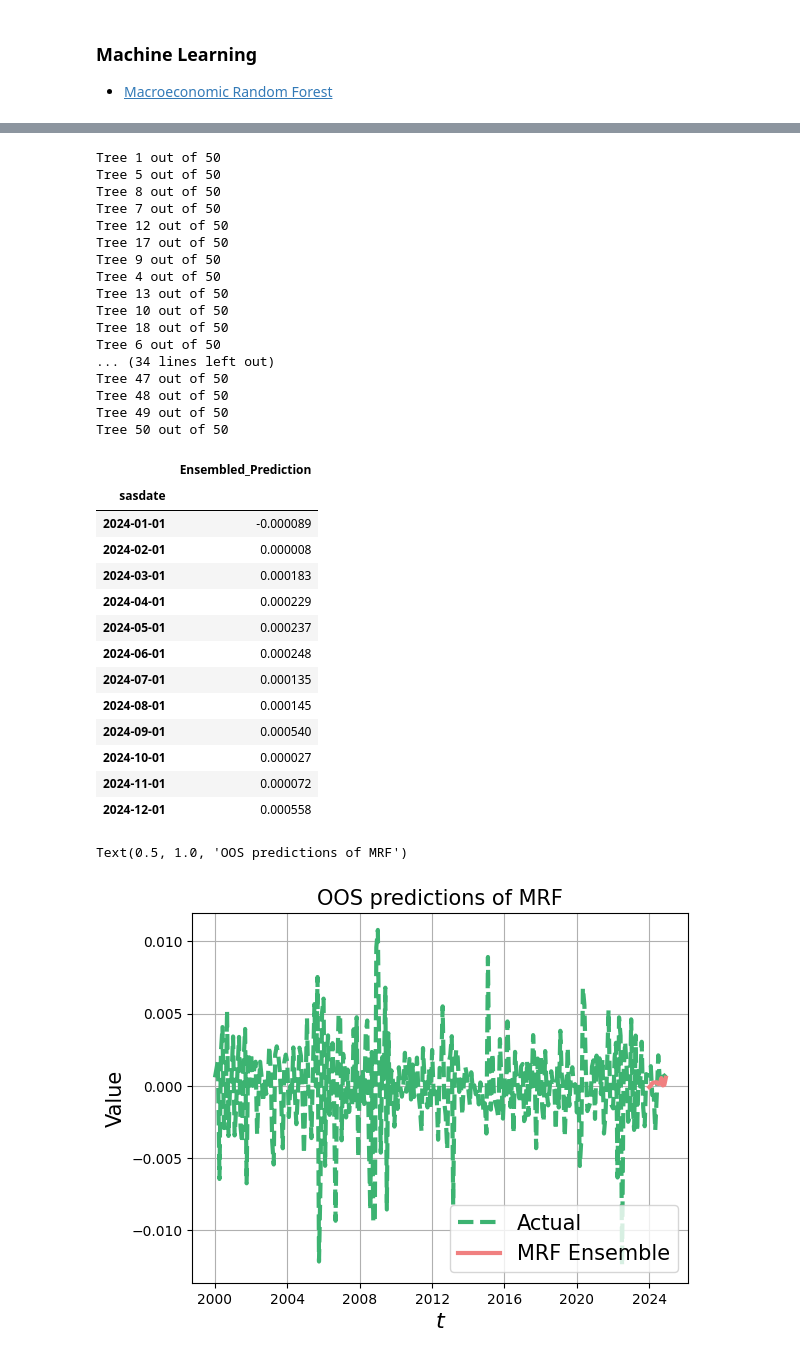
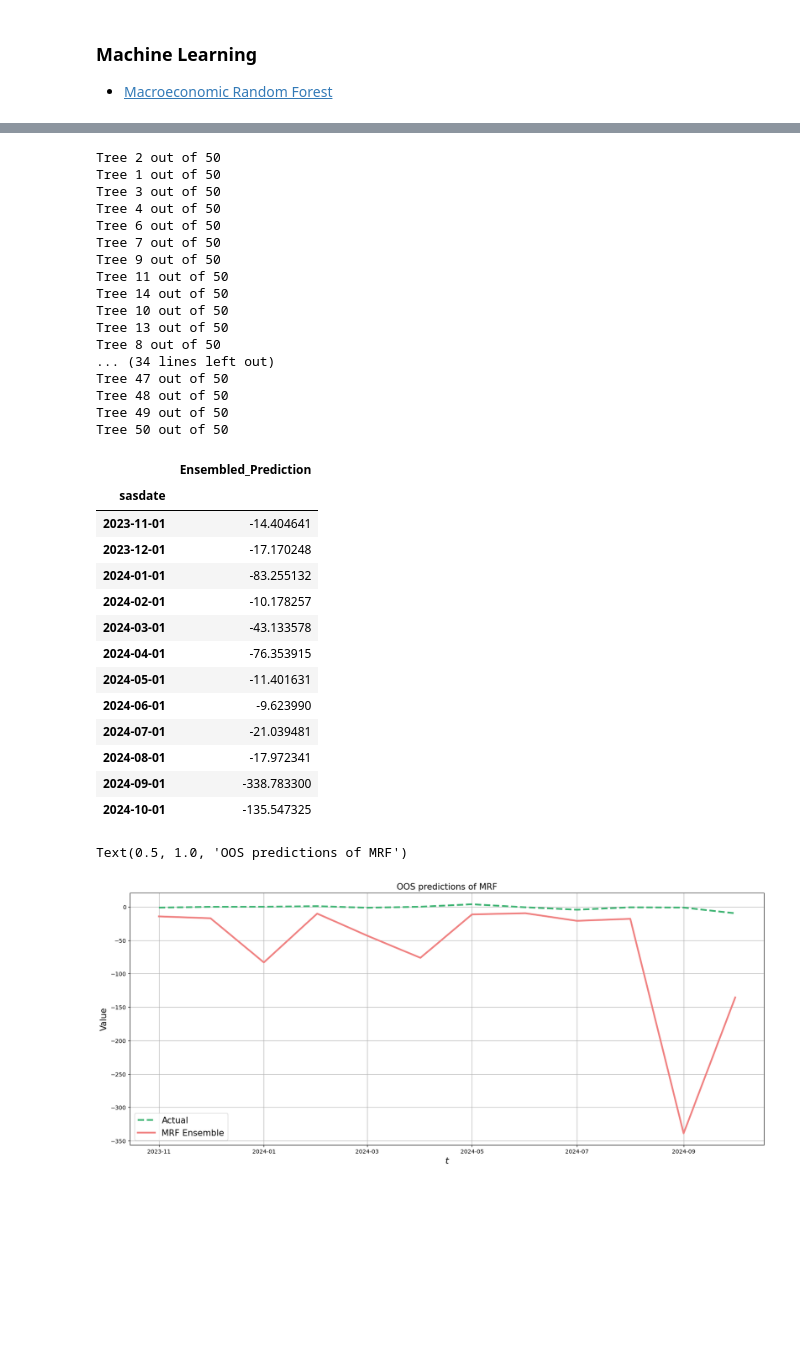
Before and after one commit to JawandS/macroeconvue, a Jupyter notebook: nowcasting/main.ipynb, the cells around one changed output, grey strips where cells are left out. Drawn from its saved outputs; the diff is of its cells as text; code cells hidden in the pictures; blank space fills up the shorter version.

Commit message:
try norm inflation

```diff
--- a/nowcasting/main.ipynb
+++ b/nowcasting/main.ipynb
@@ -139,3 +139,7 @@ S&P 500: 0.00 (mean), 0.04 (std), -0.23 (min), 0.11 (max)
 # ML Dependencies
 from MacroRandomForest import MRF
 import matplotlib.pyplot as plt
+# %%
+# Normalize inflation
+data["CPIAUCSL"] = data["CPIAUCSL"].diff() / data["CPIAUCSL"].shift(1)
+data = data.dropna()
@@ -227,18 +237,18 @@ model = MRF.MacroRandomForest(
 # Run the model
 model_output = model._ensemble_loop()
 # %% [output]
+Tree 2 out of 50
 Tree 1 out of 50
-Tree 5 out of 50
+Tree 3 out of 50
+Tree 4 out of 50
+Tree 6 out of 50
+Tree 7 out of 50
+Tree 9 out of 50
+Tree 11 out of 50
+Tree 14 out of 50
+Tree 10 out of 50
+Tree 13 out of 50
 Tree 8 out of 50
-Tree 7 out of 50
-Tree 12 out of 50
-Tree 17 out of 50
-Tree 9 out of 50
-Tree 4 out of 50
-Tree 13 out of 50
-Tree 10 out of 50
-Tree 18 out of 50
-Tree 6 out of 50
 ... (34 lines left out)
 Tree 47 out of 50
 Tree 48 out of 50
@@ -256,31 +266,33 @@ forecasts
 # %% [output]
 |  | Ensembled_Prediction |
 | sasdate |  |
-| 2024-01-01 | -0.000089 |
-| 2024-02-01 | 0.000008 |
-| 2024-03-01 | 0.000183 |
-| 2024-04-01 | 0.000229 |
-| 2024-05-01 | 0.000237 |
-| 2024-06-01 | 0.000248 |
-| 2024-07-01 | 0.000135 |
-| 2024-08-01 | 0.000145 |
-| 2024-09-01 | 0.000540 |
-| 2024-10-01 | 0.000027 |
-| 2024-11-01 | 0.000072 |
-| 2024-12-01 | 0.000558 |
+| 2023-11-01 | -14.404641 |
+| 2023-12-01 | -17.170248 |
+| 2024-01-01 | -83.255132 |
+| 2024-02-01 | -10.178257 |
+| 2024-03-01 | -43.133578 |
+| 2024-04-01 | -76.353915 |
+| 2024-05-01 | -11.401631 |
+| 2024-06-01 | -9.623990 |
+| 2024-07-01 | -21.039481 |
+| 2024-08-01 | -17.972341 |
+| 2024-09-01 | -338.783300 |
+| 2024-10-01 | -135.547325 |
 # %%
 fig, ax = plt.subplots()
 plt.rcParams['figure.figsize'] = (20, 8)
 
 # Plotting actual versus original
-ax.plot(data[[y_var]], label = 'Actual', linewidth = 3, color ='mediumseagreen', linestyle = '--')
+# Get subset of prediction
+plot_data = data[[y_var]].copy().iloc[oos_pos]
+ax.plot(plot_data, label = 'Actual', linewidth = 3, color ='mediumseagreen', linestyle = '--')
 ax.plot(forecasts, color = 'lightcoral', linewidth = 3, label = "MRF Ensemble")
 
 ax.legend(fontsize = 15)
 ax.set_ylabel("Value", fontsize = 15)
 ax.grid()
 ax.set_xlabel(r"$t$", fontsize = 16)
 ax.set_title("OOS predictions of MRF", fontsize = 15)
 # %% [output]
 Text(0.5, 1.0, 'OOS predictions of MRF')
-[figure, old version]
+[figure, new version]
```
Also changed, not shown: parts of 4 cells of this notebook.
